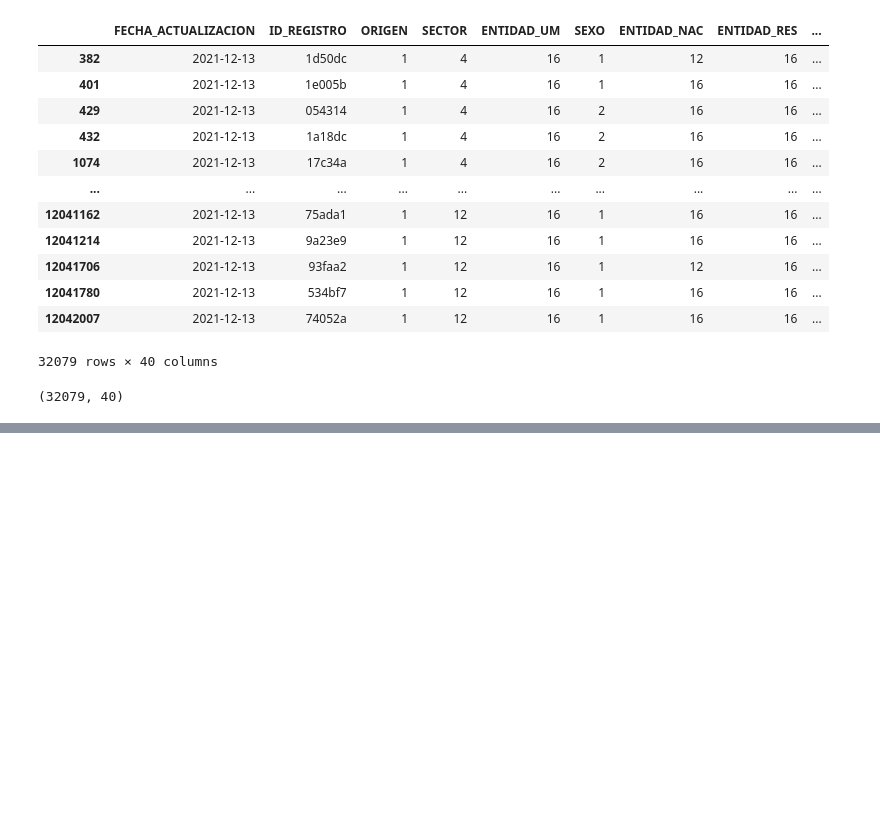
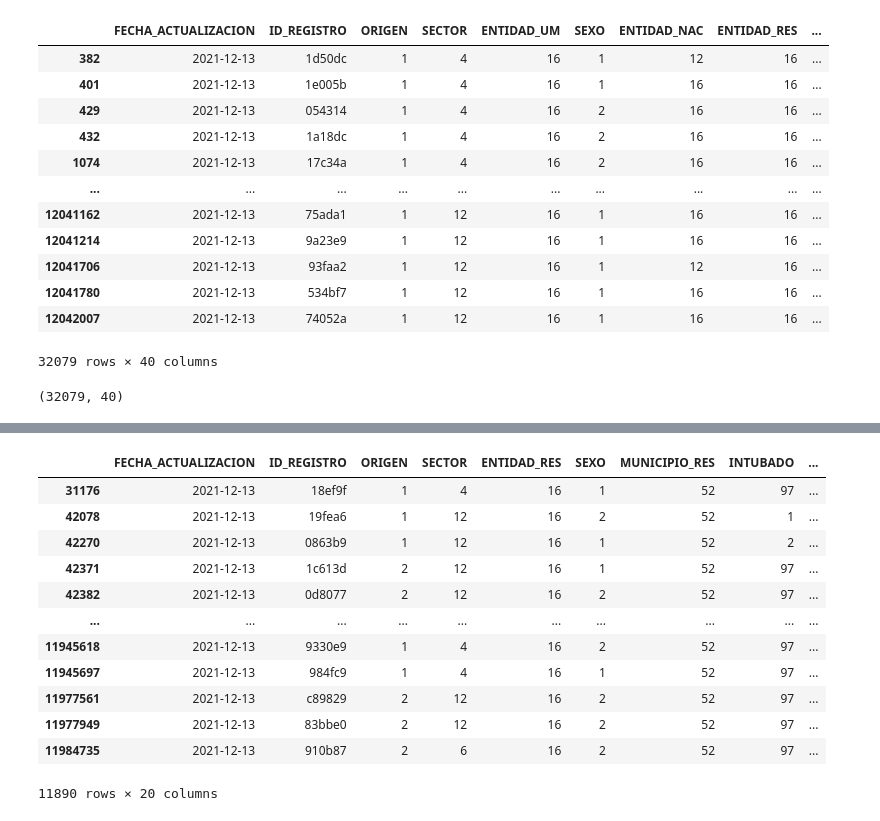
Before and after one commit to JorgeVF01/M-S2022, a Jupyter notebook: data_cleansing.ipynb, the cells around one changed output, grey strips where cells are left out. Cells and saved outputs as stored; diff of their text form; code cells hidden in the pictures; blank space fills up the shorter version.

```diff
--- a/data_cleansing.ipynb
+++ b/data_cleansing.ipynb
@@ -149,0 +161,19 @@ UCI
+# %%
+Morelia_infectados = Morelia[((Morelia.CLASIFICACION_FINAL ==1) | (Morelia.CLASIFICACION_FINAL ==2) | (Morelia.CLASIFICACION_FINAL ==3))]
+Morelia_infectados_N = Morelia_infectados.shape[0]
+Morelia_infectados_N
+Morelia_infectados
+# %% [output]
+|  | FECHA_ACTUALIZACION | ID_REGISTRO | ORIGEN | SECTOR | ENTIDAD_RES | SEXO | MUNICIPIO_RES | INTUBADO | ... |
+| 31176 | 2021-12-13 | 18ef9f | 1 | 4 | 16 | 1 | 52 | 97 | ... |
+| 42078 | 2021-12-13 | 19fea6 | 1 | 12 | 16 | 2 | 52 | 1 | ... |
+| 42270 | 2021-12-13 | 0863b9 | 1 | 12 | 16 | 1 | 52 | 2 | ... |
+| 42371 | 2021-12-13 | 1c613d | 2 | 12 | 16 | 1 | 52 | 97 | ... |
+| 42382 | 2021-12-13 | 0d8077 | 2 | 12 | 16 | 2 | 52 | 97 | ... |
+| ... | ... | ... | ... | ... | ... | ... | ... | ... | ... |
+| 11945618 | 2021-12-13 | 9330e9 | 1 | 4 | 16 | 2 | 52 | 97 | ... |
+| 11945697 | 2021-12-13 | 984fc9 | 1 | 4 | 16 | 1 | 52 | 97 | ... |
+| 11977561 | 2021-12-13 | c89829 | 2 | 12 | 16 | 2 | 52 | 97 | ... |
+| 11977949 | 2021-12-13 | 83bbe0 | 2 | 12 | 16 | 2 | 52 | 97 | ... |
+| 11984735 | 2021-12-13 | 910b87 | 2 | 6 | 16 | 2 | 52 | 97 | ... |
+11890 rows × 20 columns
```
Also changed, not shown: parts of 21 cells of this notebook.
